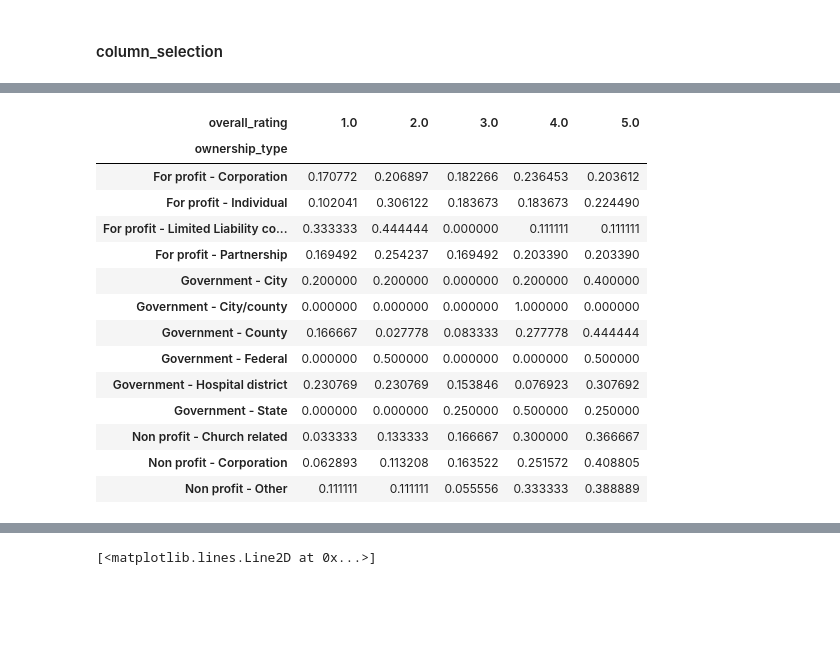
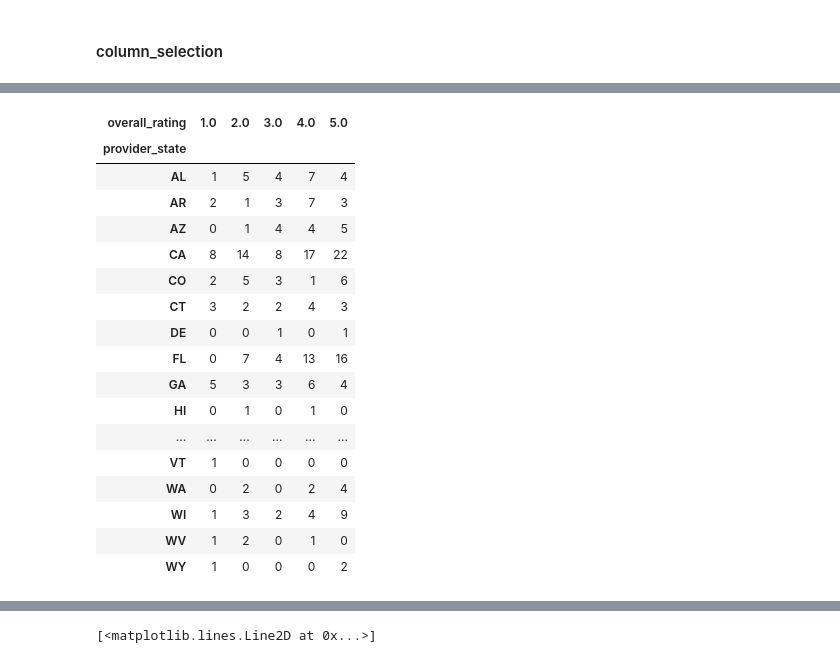
Before and after one commit to chrisgian/SB7.2-Exploratory-Data-Analysis-Using-Medicare-Data, a Jupyter notebook: Exploratory Analysis.ipynb, the cells around one changed output, grey strips where cells are left out. Saved outputs shown, nothing was run; the diff lists cells and outputs as text; code cells hidden in the pictures; blank space fills up the shorter version.

```diff
--- a/Exploratory Analysis.ipynb
+++ b/Exploratory Analysis.ipynb
@@ -78,26 +68,27 @@ info.head()
 # %%
 owner_rating = pd.crosstab(
-    info.ownership_type,
-    info.overall_rating,
-    normalize = 'index' ) # "index" for rows, 'columns' for columns
-
+    info.provider_state,
+    info.overall_rating ) # "index" for rows, 'columns' for columns
 owner_rating
 # %% [output]
 | overall_rating | 1.0 | 2.0 | 3.0 | 4.0 | 5.0 |
-| ownership_type |  |  |  |  |  |
-| For profit - Corporation | 0.170772 | 0.206897 | 0.182266 | 0.236453 | 0.203612 |
-| For profit - Individual | 0.102041 | 0.306122 | 0.183673 | 0.183673 | 0.224490 |
-| For profit - Limited Liability co... | 0.333333 | 0.444444 | 0.000000 | 0.111111 | 0.111111 |
-| For profit - Partnership | 0.169492 | 0.254237 | 0.169492 | 0.203390 | 0.203390 |
-| Government - City | 0.200000 | 0.200000 | 0.000000 | 0.200000 | 0.400000 |
-| Government - City/county | 0.000000 | 0.000000 | 0.000000 | 1.000000 | 0.000000 |
-| Government - County | 0.166667 | 0.027778 | 0.083333 | 0.277778 | 0.444444 |
-| Government - Federal | 0.000000 | 0.500000 | 0.000000 | 0.000000 | 0.500000 |
-| Government - Hospital district | 0.230769 | 0.230769 | 0.153846 | 0.076923 | 0.307692 |
-| Government - State | 0.000000 | 0.000000 | 0.250000 | 0.500000 | 0.250000 |
-| Non profit - Church related | 0.033333 | 0.133333 | 0.166667 | 0.300000 | 0.366667 |
-| Non profit - Corporation | 0.062893 | 0.113208 | 0.163522 | 0.251572 | 0.408805 |
-| Non profit - Other | 0.111111 | 0.111111 | 0.055556 | 0.333333 | 0.388889 |
+| provider_state |  |  |  |  |  |
+| AL | 1 | 5 | 4 | 7 | 4 |
+| AR | 2 | 1 | 3 | 7 | 3 |
+| AZ | 0 | 1 | 4 | 4 | 5 |
+| CA | 8 | 14 | 8 | 17 | 22 |
+| CO | 2 | 5 | 3 | 1 | 6 |
+| CT | 3 | 2 | 2 | 4 | 3 |
+| DE | 0 | 0 | 1 | 0 | 1 |
+| FL | 0 | 7 | 4 | 13 | 16 |
+| GA | 5 | 3 | 3 | 6 | 4 |
+| HI | 0 | 1 | 0 | 1 | 0 |
+| ... | ... | ... | ... | ... | ... |
+| VT | 1 | 0 | 0 | 0 | 0 |
+| WA | 0 | 2 | 0 | 2 | 4 |
+| WI | 1 | 3 | 2 | 4 | 9 |
+| WV | 1 | 2 | 0 | 1 | 0 |
+| WY | 1 | 0 | 0 | 0 | 2 |
 # %%
 info = info.merge(mds[['three_quarter_average']], left_index= True, right_index=True)
 # %%
```
Also changed, not shown: parts of 7 cells of this notebook, 1 other file.
